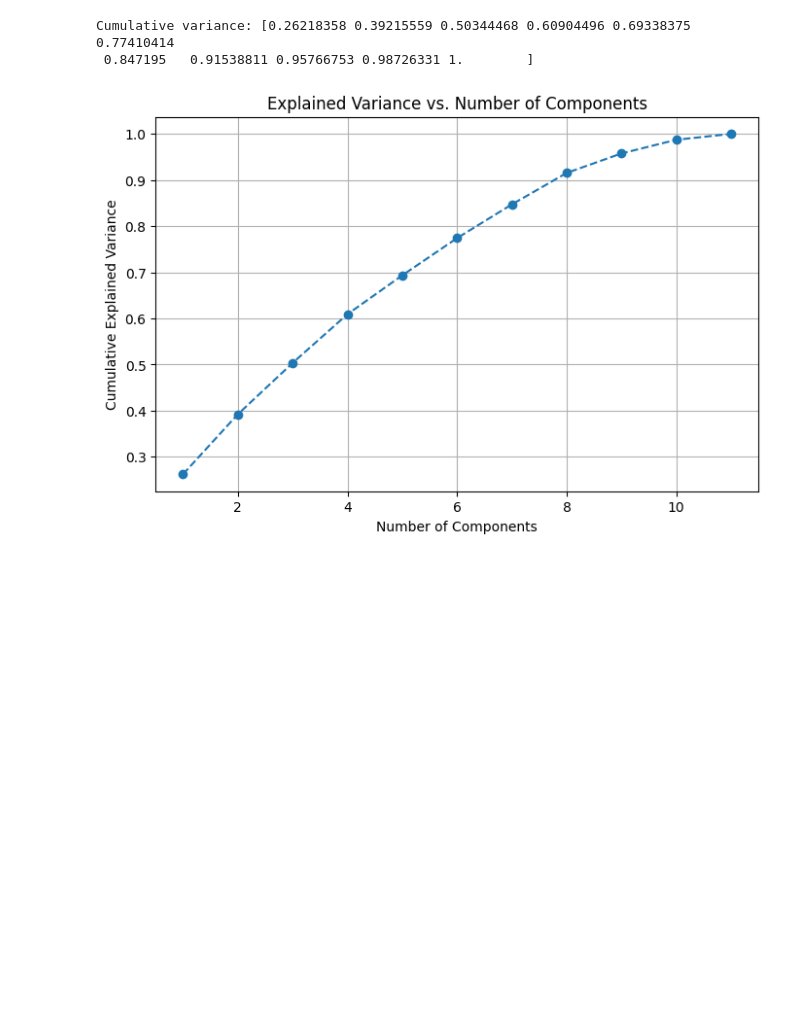
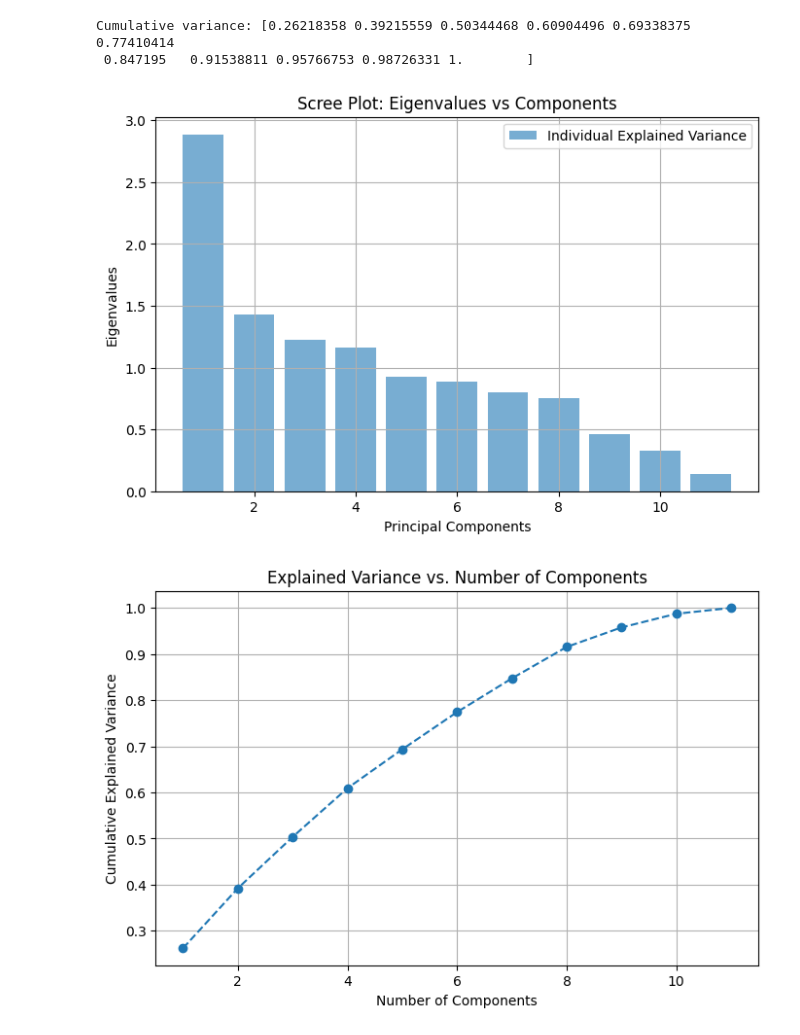
Before and after one commit to ryanbylee/song-genre-predictor, a Jupyter notebook: checkin5.ipynb, the cells around one changed output. Cells and saved outputs as stored; diff of their text form; code cells hidden in the pictures; blank space fills up the shorter version.

```diff
--- a/checkin5.ipynb
+++ b/checkin5.ipynb
@@ -27,34 +27,46 @@ print(f'Cumulative variance: {cumulative_variance}')
 
 #scree plot for cumulative var
 plt.figure(figsize=(8, 5))
+eigenvalues = pca.explained_variance_
+plt.bar(range(1, len(features) + 1), eigenvalues, alpha=0.6, label='Individual Explained Variance')
+# plt.plot(range(1, len(features) + 1), cumulative_variance, marker='o', color='r', linestyle='--', label='Cumulative Explained Variance')
+plt.xlabel('Principal Components')
+plt.ylabel('Eigenvalues')
+plt.title('Scree Plot: Eigenvalues vs Components')
+plt.legend()
+plt.grid(True)
+plt.show()
+
+plt.figure(figsize=(8, 5))
 plt.plot(range(1, len(features) + 1), cumulative_variance, marker='o', linestyle='--')
 plt.xlabel('Number of Components')
 plt.ylabel('Cumulative Explained Variance')
 plt.title('Explained Variance vs. Number of Components')
 plt.grid(True)
 plt.show()
 
 # explanation:
 # PCA first standardizes the data to identify principal components (new vars that maximize variance while being uncorrelated).
 # The cumulative variance explains how many components are needed to retain most of the information in the data, and a
 # scree plot is generated to visualize the variance, helping make an informated decision as to how many features to reduce.
 
 # #determine the optimal # of clusters using elbow
 # wcss = []  # Within-cluster sum of squares
 # for i in range(1, 11):
 #     kmeans = KMeans(n_clusters=i, random_state=0)
 #     kmeans.fit(principal_components[:, :2])  # Using the first 2 principal components
 #     wcss.append(kmeans.inertia_)
 
 # #plot the elbow curve
 # plt.figure(figsize=(8, 5))
 # plt.plot(range(1, 11), wcss, marker='o', linestyle='--')
 # plt.xlabel('Number of Clusters')
 # plt.ylabel('WCSS')
 # plt.title('Elbow Method for Optimal Number of Clusters')
 # plt.grid(True)
 # plt.show()
 # %% [output]
 Cumulative variance: [0.26218358 0.39215559 0.50344468 0.60904496 0.69338375 0.77410414
  0.847195   0.91538811 0.95766753 0.98726331 1.        ]
-[figure, old version]
+[figure, new version]
+[figure, added]
```
